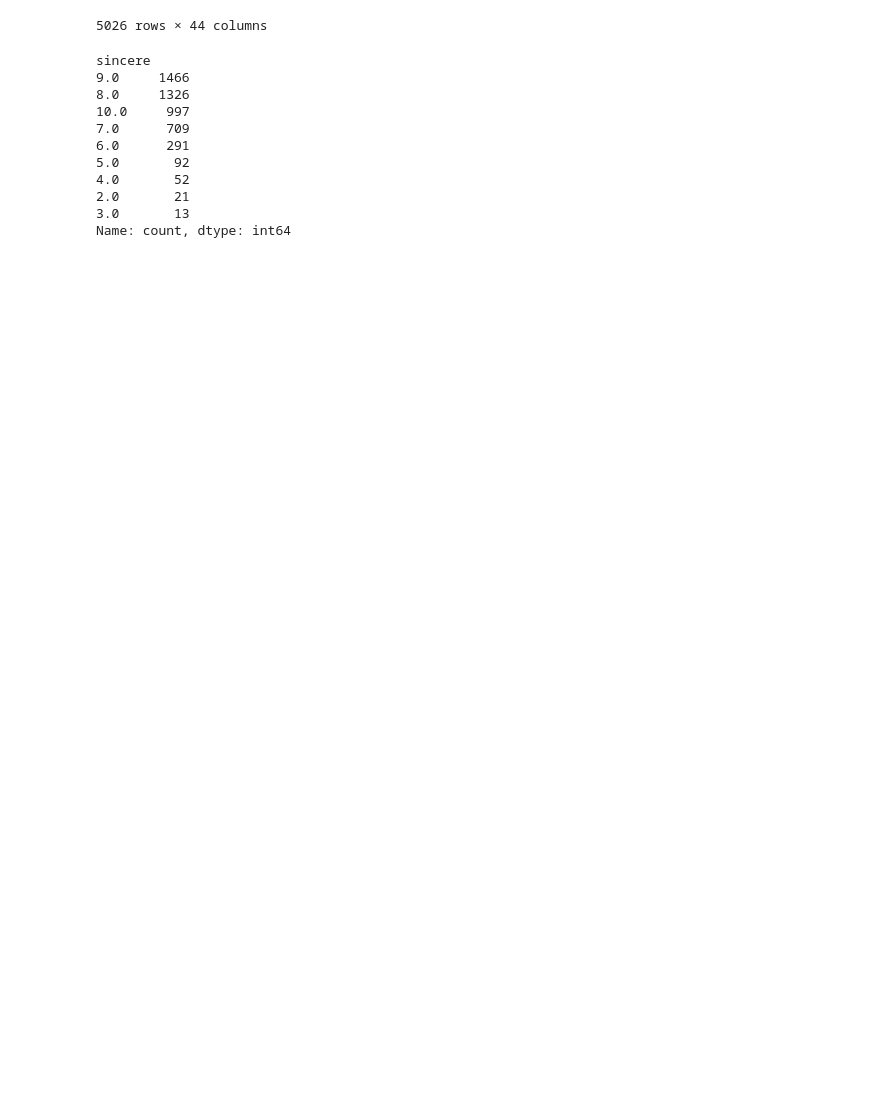
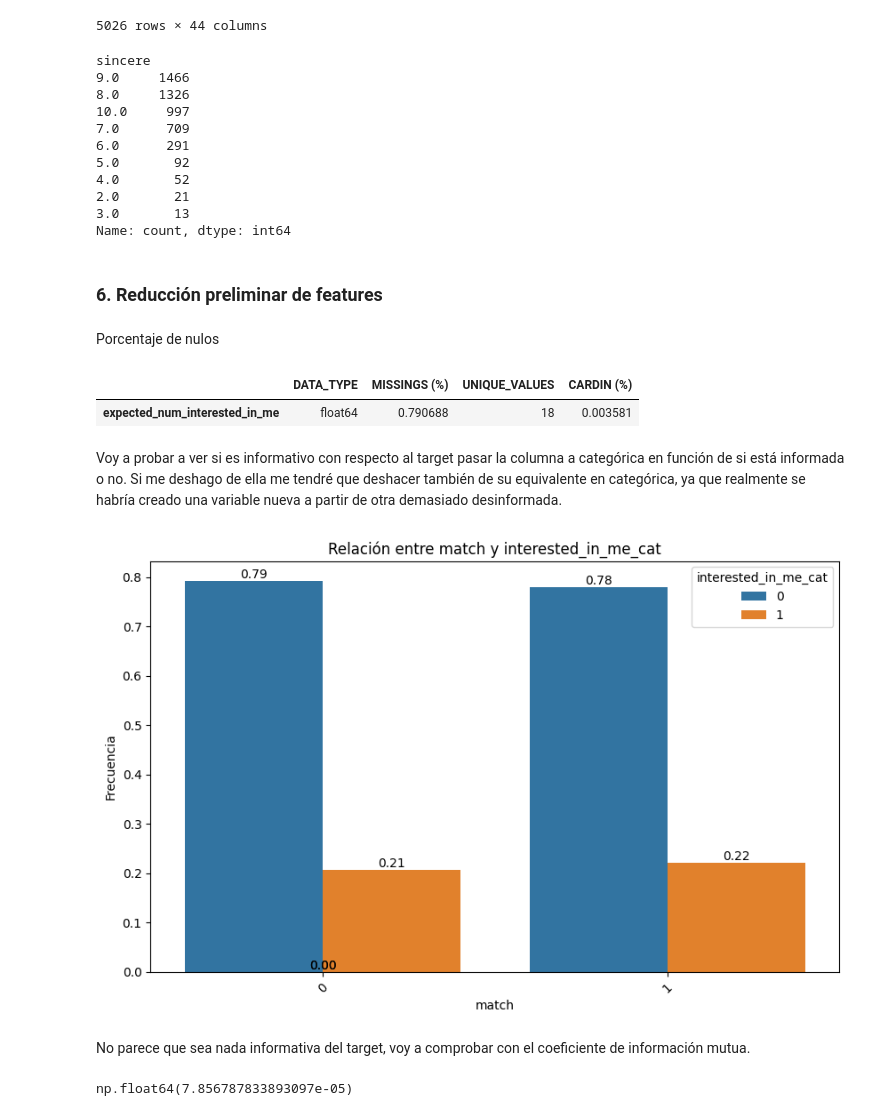
Before and after one commit to DarioRuizGon/ML_Speed_Dating_Predictions, a Jupyter notebook: src/notebooks/pruebas.ipynb, the cells around one changed output. Cells and saved outputs as stored; diff of their text form; code cells hidden in the pictures; blank space fills up the shorter version.

```diff
--- a/src/notebooks/pruebas.ipynb
+++ b/src/notebooks/pruebas.ipynb
@@ -345,3 +375,28 @@ sincere
 2.0       21
 3.0       13
 Name: count, dtype: int64
+# %% [markdown]
+### **6. Reducción preliminar de features**
+# %% [markdown]
+Porcentaje de nulos
+# %%
+report = tb.describe_df(train).T
+report.loc[report["MISSINGS (%)"]> 0.2]
+# %% [output]
+|  | DATA_TYPE | MISSINGS (%) | UNIQUE_VALUES | CARDIN (%) |
+| expected_num_interested_in_me | float64 | 0.790688 | 18 | 0.003581 |
+# %% [markdown]
+Voy a probar a ver si es informativo con respecto al target pasar la columna a categórica en función de si está informada o no. Si me deshago de ella me tendré que deshacer también de su equivalente en categórica, ya que realmente se habría creado una variable nueva a partir de otra demasiado desinformada.
+# %%
+train["interested_in_me_cat"] = train.expected_num_interested_in_me.fillna("UNK")
+train.interested_in_me_cat = (train.interested_in_me_cat != "UNK").astype(int)
+# %%
+viz.plot_categorical_relationship_fin(train, target, "interested_in_me_cat", relative_freq=True, show_values=True)
+# %% [output]
+[figure, added]
+# %% [markdown]
+No parece que sea nada informativa del target, voy a comprobar con el coeficiente de información mutua.
+# %%
+mutual_info_score(train[target], train.interested_in_me_cat)
+# %% [output]
+np.float64(7.856787833893097e-05)
```
Also changed, not shown: parts of 44 cells of this notebook, 1 other file.
